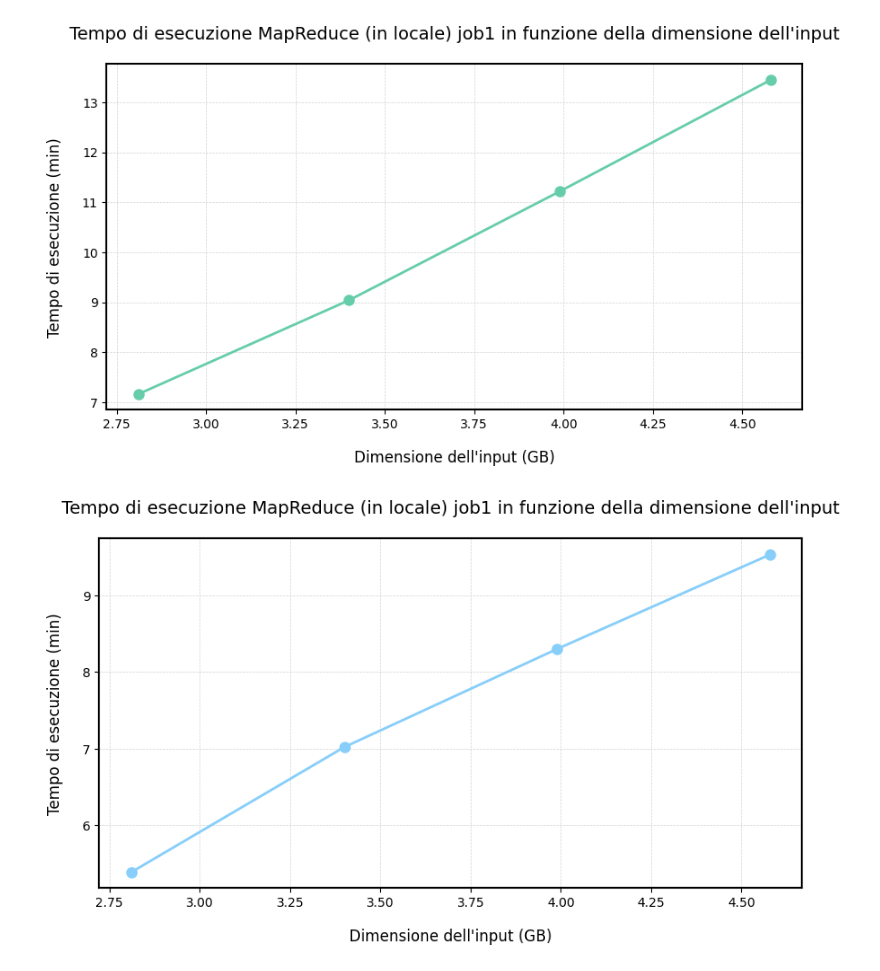
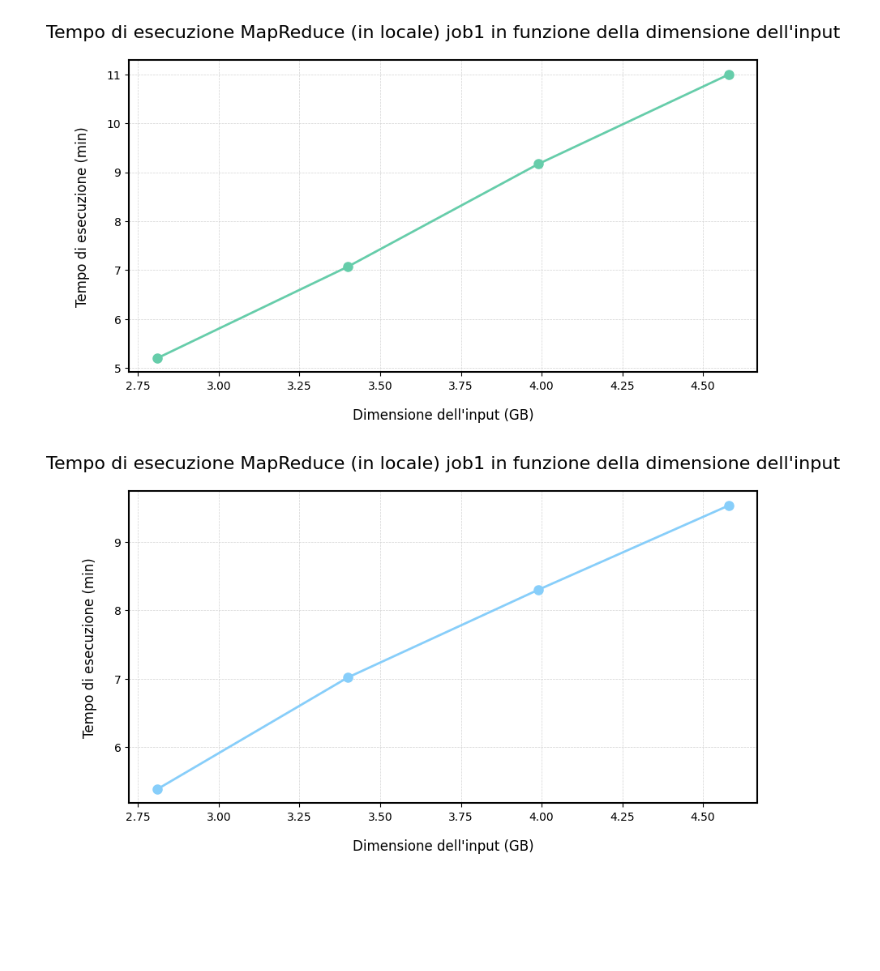
Before and after one commit to elisacatena/BigDataApplications, a Jupyter notebook: execution_times_job1.ipynb, the cells around one changed output. Cells and saved outputs as stored; diff of their text form; code cells hidden in the pictures; blank space fills up the shorter version.

```diff
--- a/execution_times_job1.ipynb
+++ b/execution_times_job1.ipynb
@@ -2,44 +2,44 @@
 import matplotlib.pyplot as plt
 import pandas as pd
 # %%
-job_data = [
-    {"input_size": 2.81, "execution_time": 7.16},
-    {"input_size": 3.40, "execution_time": 9.04},
-    {"input_size": 3.99, "execution_time": 11.22},
-    {"input_size": 4.58, "execution_time": 13.45},
+job_data_1 = [
+    {"input_size": 2.81, "execution_time": 5.20},
+    {"input_size": 3.40, "execution_time": 7.07},
+    {"input_size": 3.99, "execution_time": 9.17},
+    {"input_size": 4.58, "execution_time": 11},
 ]
 
 # Creare un DataFrame
-df = pd.DataFrame(job_data)
+df1 = pd.DataFrame(job_data_1)
 
 # Creare il grafico
 fig, ax = plt.subplots(figsize=(10, 5), facecolor='white')
 # Impostare lo sfondo interno del grafico come bianco
 ax.set_facecolor('white')
 
 # Personalizzare il grafico
-ax.plot(df['input_size'], df['execution_time'], marker='o', linestyle='-', color='mediumaquamarine', markersize=8, linewidth=2)
+ax.plot(df1['input_size'], df1['execution_time'], marker='o', linestyle='-', color='mediumaquamarine', markersize=8, linewidth=2)
 
 # Aggiungere il bordo nero
 for spine in ax.spines.values():
     spine.set_edgecolor('black')
     spine.set_linewidth(1.5)
 
 # Etichette degli assi
 ax.set_xlabel("Dimensione dell'input (GB)", fontsize=12, labelpad=15)
 ax.set_ylabel("Tempo di esecuzione (min)", fontsize=12, labelpad=15)
 
 # Titolo del grafico
-ax.set_title("Tempo di esecuzione MapReduce (in locale) job1 in funzione della dimensione dell'input", fontsize=14, pad=20)
+ax.set_title("Tempo di esecuzione MapReduce (in locale) job1 in funzione della dimensione dell'input", fontsize=16, pad=20)
 
 # Aggiungere una griglia sottile
 ax.grid(True, linestyle='--', linewidth=0.5, color='lightgray')
 
 plt.show()
 # %% [output]
-[figure, old version]
+[figure, new version]
 # %%
-job_data = [
+job_data_2 = [
     {"input_size": 2.81, "execution_time": 5.39},
     {"input_size": 3.40, "execution_time": 7.02},
     {"input_size": 3.99, "execution_time": 8.30},
@@ -47,7 +47,7 @@ job_data = [
 ]
 
 # Creare un DataFrame
-df = pd.DataFrame(job_data)
+df2 = pd.DataFrame(job_data_2)
 
 # Creare il grafico
 fig, ax = plt.subplots(figsize=(10, 5), facecolor='white')
@@ -55,7 +55,7 @@ fig, ax = plt.subplots(figsize=(10, 5), facecolor='white')
 ax.set_facecolor('white')
 
 # Personalizzare il grafico
-ax.plot(df['input_size'], df['execution_time'], marker='o', linestyle='-', color='lightskyblue', markersize=8, linewidth=2)
+ax.plot(df2['input_size'], df2['execution_time'], marker='o', linestyle='-', color='lightskyblue', markersize=8, linewidth=2)
 
 # Aggiungere il bordo nero
 for spine in ax.spines.values():
@@ -67,12 +67,12 @@ ax.set_xlabel("Dimensione dell'input (GB)", fontsize=12, labelpad=15)
 ax.set_ylabel("Tempo di esecuzione (min)", fontsize=12, labelpad=15)
 
 # Titolo del grafico
-ax.set_title("Tempo di esecuzione MapReduce (in locale) job1 in funzione della dimensione dell'input", fontsize=14, pad=20)
+ax.set_title("Tempo di esecuzione MapReduce (in locale) job1 in funzione della dimensione dell'input", fontsize=16, pad=20)
 
 # Aggiungere una griglia sottile
 ax.grid(True, linestyle='--', linewidth=0.5, color='lightgray')
 
 plt.show()
 # %% [output]
-[figure, old version]
+[figure, new version]
 # %%
```
Also changed, not shown: parts of 3 cells of this notebook.
